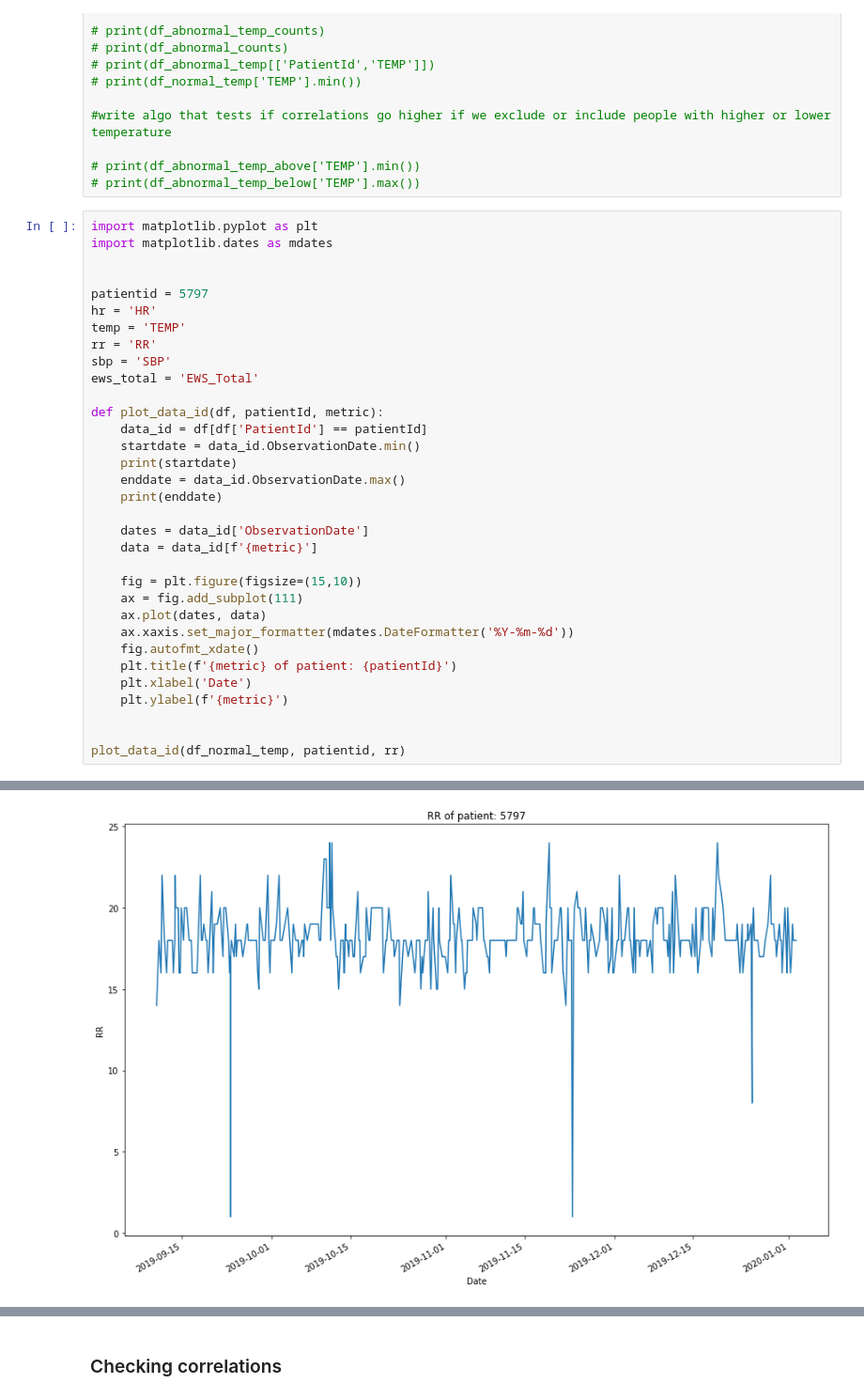
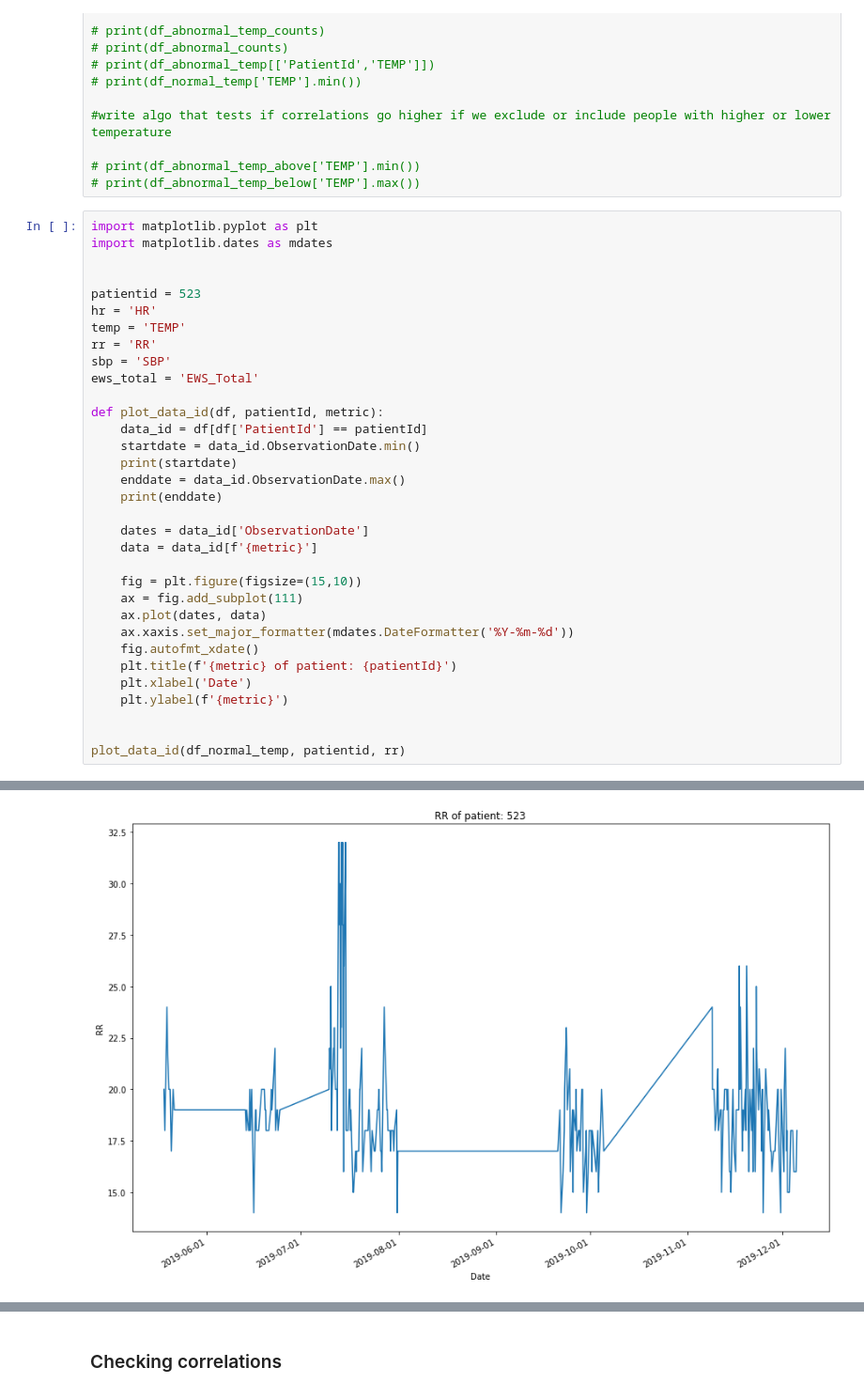
Before and after one commit to kustex/arinti_ews_usecase, a Jupyter notebook: arinti_EWS_notebook.ipynb, the cells around one changed output, grey strips where cells are left out. Shown: that part at 94% size. Cells and saved outputs as stored; diff of their text form.

```diff
--- a/arinti_EWS_notebook.ipynb
+++ b/arinti_EWS_notebook.ipynb
@@ -117,7 +117,7 @@ import matplotlib.pyplot as plt
 import matplotlib.dates as mdates
 
 
-patientid = 5797
+patientid = 523
 hr = 'HR'
 temp = 'TEMP'
 rr = 'RR'
@@ -151,4 +151,4 @@ plot_data_id(df_normal_temp, patientid, rr)
-[figure, old version]
+[figure, new version]
 # %%
 from datetime import datetime
 from datetime import timedelta
```
Also changed, not shown: parts of 8 cells of this notebook.
